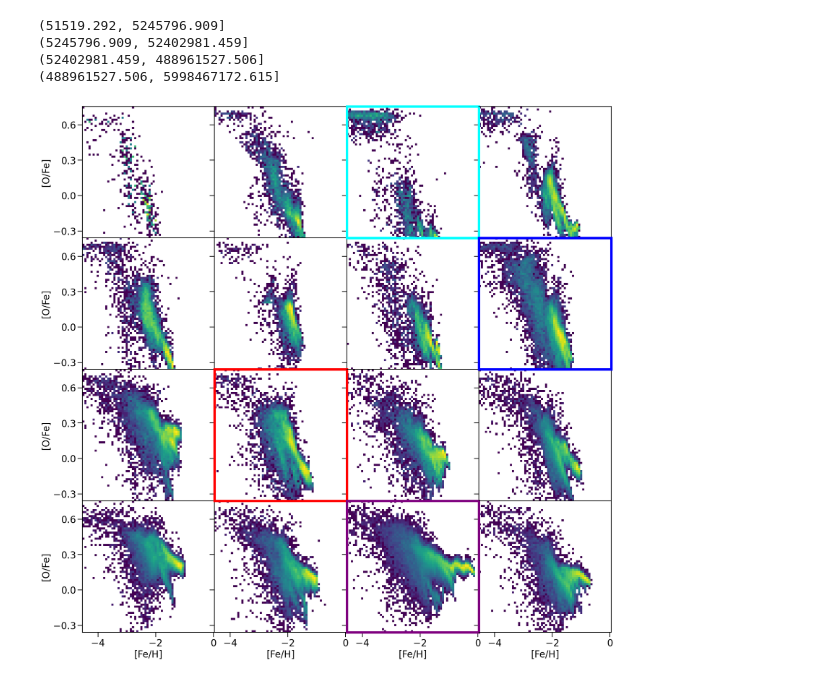
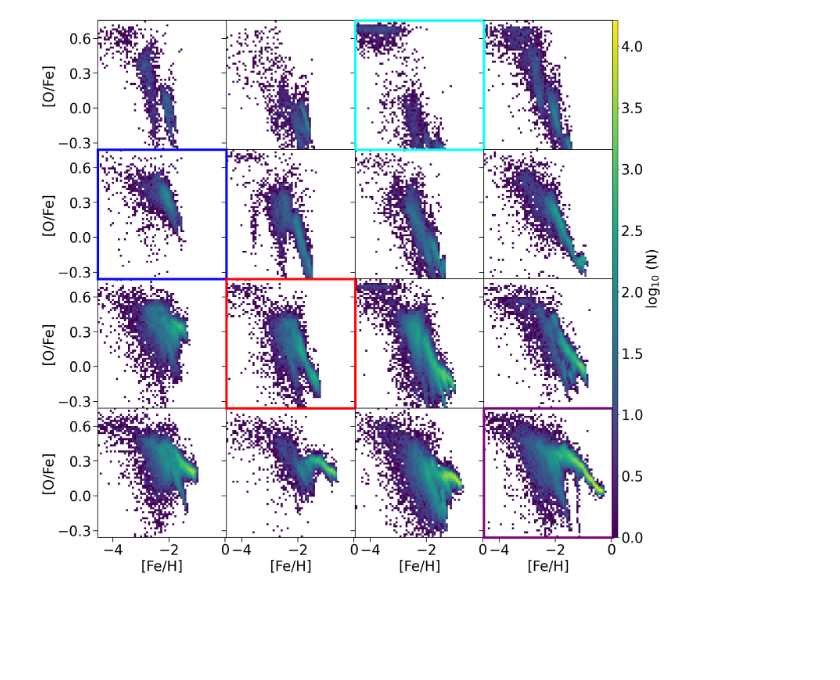
Before and after one commit to vepe99/CASBI, a Jupyter notebook: notebooks/flow_chart_plot.ipynb, the cells around one changed output. Cells and saved outputs as stored; diff of their text form; code cells hidden in the pictures; blank space fills up the shorter version.

```diff
--- a/notebooks/flow_chart_plot.ipynb
+++ b/notebooks/flow_chart_plot.ipynb
@@ -188,11 +165,3 @@ array([[['g4.48e09.00048', 51519.293494715705, 0.6645482841449304],
-# %%
-for mass_bin in sorted(unique_galaxy['mass_bin'].unique()):
-    print(mass_bin)
-# %% [output]
-(51519.292, 5245796.909]
-(5245796.909, 52402981.459]
-(52402981.459, 488961527.506]
-(488961527.506, 5998467172.615]
 # %%
 # Assuming unique_galaxy is your DataFrame
 # Step 1: Bin both 'star_log10mass' and 'infall_time'
@@ -230,26 +199,41 @@ grid_df = sampled_df[['Galaxy_name', 'star_log10mass', 'infall_time']].values.re
 import matplotlib.pyplot as plt
 import numpy as np
 from matplotlib.ticker import MaxNLocator  # Make sure to import MaxNLocator
+
+string_size = 30
 
 fig, axs = plt.subplots(4, 4, figsize=(20, 20), sharex=True, sharey=True)  # Subplots share axes
 
 # Remove spaces between histograms
 fig.subplots_adjust(wspace=0, hspace=0)
 
+min_arr = 1000
+max_arr = 0
 for i in range(4):  # Iterate over rows
     for j in range(4):  # Iterate over columns
         galaxy_name = grid_df[i, j, 0]  # Access the Galaxy_name from grid_df
         arr = np.load('/export/data/vgiusepp/data/full_dataframe/histogram_data/'+f'{galaxy_name}'+'.npz')['observables']
-        im = axs[i, j].imshow(np.log10(arr.T), origin='lower', extent=[feh_min, feh_max, ofe_min, ofe_max], aspect='auto')
+        if arr[arr != 0].min() < min_arr:
+            min_arr = arr[arr != 0].min()
+        if arr.max() > max_arr:
+            max_arr = arr.max()
+
+
+for i in range(4):  # Iterate over rows
+    for j in range(4):  # Iterate over columns
+        galaxy_name = grid_df[i, j, 0]  # Access the Galaxy_name from grid_df
+        arr = np.load('/export/data/vgiusepp/data/full_dataframe/histogram_data/'+f'{galaxy_name}'+'.npz')['observables']
+        # arr[arr != 0] = arr[arr != 0]
+        im = axs[i, j].imshow(np.log10(arr.T), origin='lower', vmin=np.log10(min_arr), vmax=np.log10(max_arr) , extent=[feh_min, feh_max, ofe_min, ofe_max], aspect='auto', cmap='viridis')
 
         # Use MaxNLocator to limit the number of ticks
         axs[i, j].xaxis.set_major_locator(MaxNLocator(nbins=3))  # Adjust 'nbins' as needed for x-axis
         axs[i, j].yaxis.set_major_locator(MaxNLocator(nbins=4))  # Adjust 'nbins' as needed for y-axis
 
         # Increase tick size and tick label size
-        axs[i, j].tick_params(axis='both', which='major', labelsize=20, length=10, width=1.5)  # Adjust sizes as needed
-        axs[i, j].set_xlabel('[Fe/H]', fontsize=20)  # Adjust fontsize as needed
-        axs[i, j].set_ylabel('[O/Fe]', fontsize=20)
+        axs[i, j].tick_params(axis='both', which='major', labelsize=string_size, length=10, width=1.5)  # Adjust sizes as needed
+        axs[i, j].set_xlabel('[Fe/H]', fontsize=string_size)  # Adjust fontsize as needed
+        axs[i, j].set_ylabel('[O/Fe]', fontsize=string_size)
 
         #make the spines more thick
         for spine in axs[i, j].spines.values():
@@ -265,35 +249,37 @@ for i in range(4):  # Iterate over rows
 
 
 # After the loop where you set up the histograms
-
+cbar = fig.colorbar(im, ax=axs.ravel().tolist(), orientation='vertical', fraction=0.01, pad=0, aspect=100)
+cbar.set_label(r'$\text{log}_{10}$ (N)', size=string_size)  # Set the label for the colorbar
+cbar.ax.tick_params(labelsize=string_size)  # Adjust fontsize of the colorbar ticks
 
 
 
 # Define a list of colors that work well together
 colors = ['cyan', 'blue', 'red', 'purple']
 
 # List of subplot indices to modify, now including [0, 0]
-subplot_indices = [(0, 2), (1, 3), (2, 1), (3, 2)]
+subplot_indices = [(0, 2), (1, 0), (2, 1), (3, 3)]
 
 # Loop through each subplot index and apply color and line width modifications
 for i, (row, col) in enumerate(subplot_indices):
     ax = axs[row, col]
     color = colors[i % len(colors)]  # Cycle through the colors list
     for spine in ax.spines.values():
         spine.set_edgecolor(color)
         spine.set_linewidth(5)
 
     # For the subplot directly below, if it exists
     if row + 1 < axs.shape[0]:
         axs[row + 1, col].spines['top'].set_edgecolor(color)
         axs[row + 1, col].spines['top'].set_linewidth(5)
 
     # For the subplot directly to the right, if it exists
     if col + 1 < axs.shape[1]:
         axs[row, col + 1].spines['left'].set_edgecolor(color)
         axs[row, col + 1].spines['left'].set_linewidth(5)
 
 plt.show()  # Display the plot
 # %% [output]
-[figure, old version]
+[figure, new version]
 # %%
```
Also changed, not shown: parts of 4 cells of this notebook, 5 other files.
